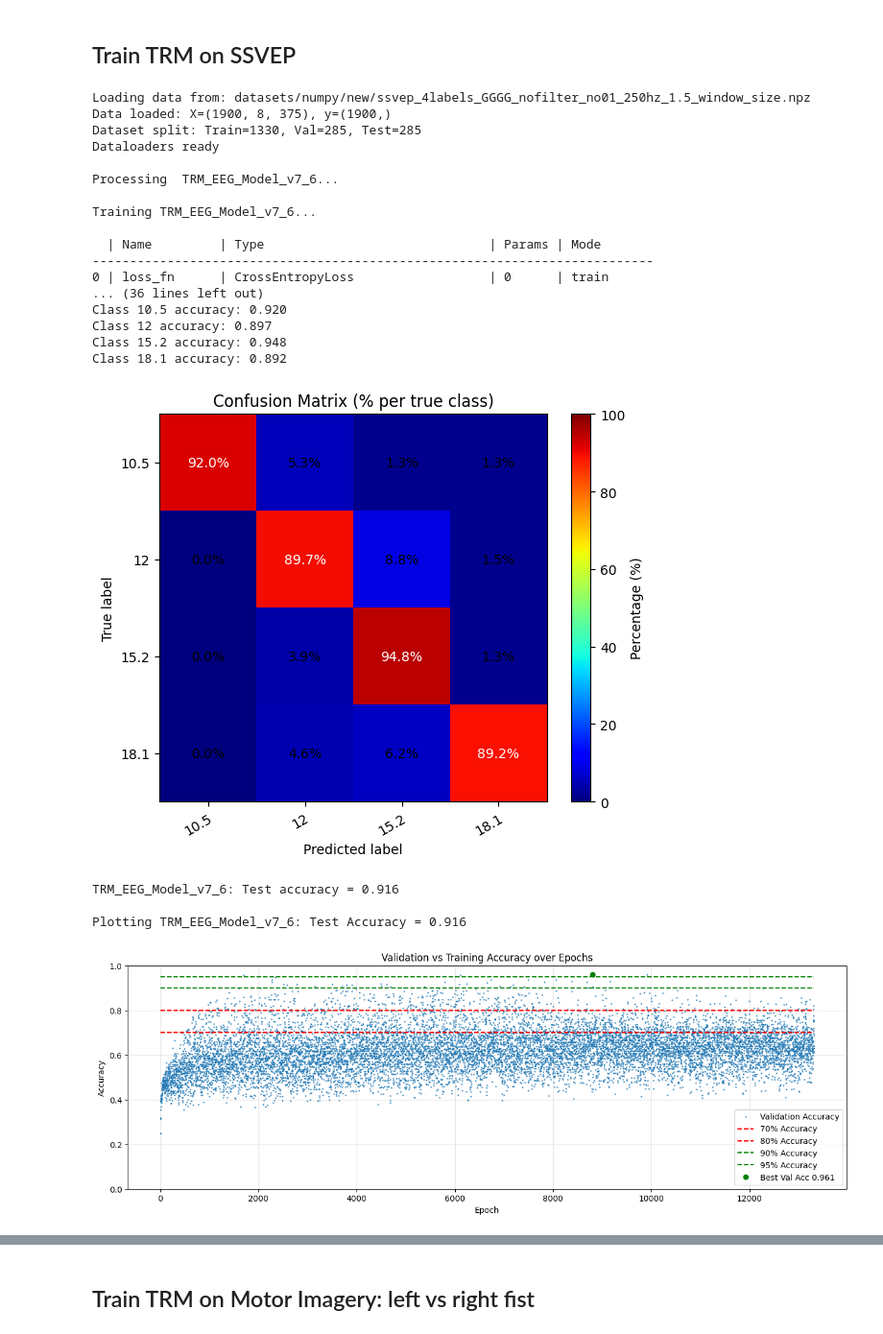
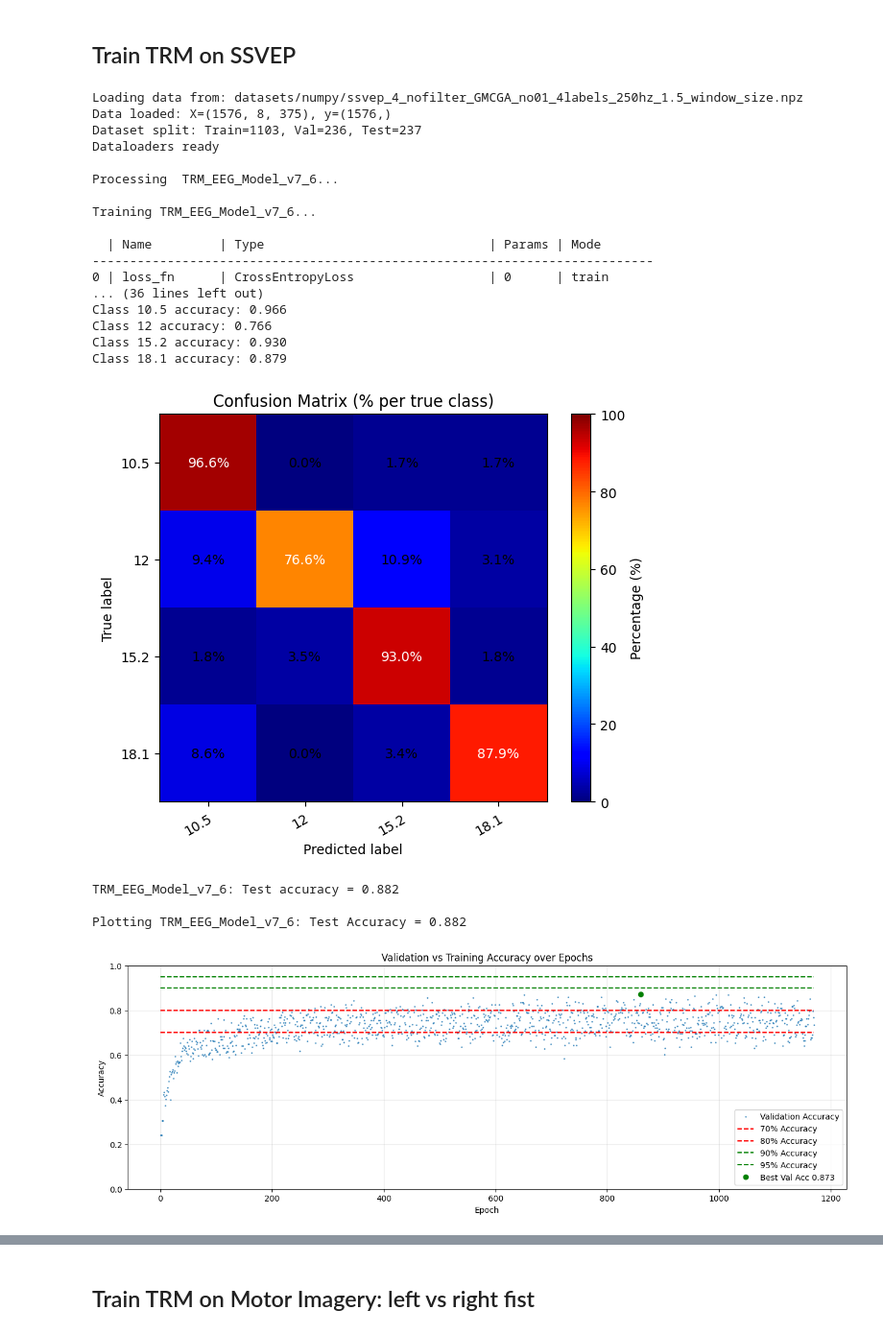
Before and after one commit to GeorgTenzing/EEG_Classification, a Jupyter notebook: Main.ipynb, the cells around one changed output, grey strips where cells are left out. Shown at 96% size. Cells and saved outputs as stored; diff of their text form; code cells hidden in the pictures.

Commit message:
collecting trm data

```diff
--- a/Main.ipynb
+++ b/Main.ipynb
@@ -73,7 +73,7 @@ All models processed successfully!
 # %%
 from Model_Trainer import run_multiple_models
 from Dataset_torch import EEGDataset_with_filters
-
+from Models_1D import TCNModel_v1_outch64_GELU_head2
 from TRM import (
     # TRM_EEG_Model_v1, TRM_EEG_Model_v1_2, TRM_EEG_Model_v1_3, TRM_EEG_Model_v1_4, TRM_EEG_Model_v1_5, TRM_EEG_Model_v1_6,
     # TRM_EEG_Model_v3_1,
@@ -115,59 +115,60 @@ models = [
                                     # 0.945 / 0.958 on 1h
         # TRM_EEG_Model_v7_7, # seemed pretty bad
         # TRM_EEG_Model_v7_8,
+        TCNModel_v1_outch64_GELU_head2, # baseline
 ]
 
 shared_parameters_ssvep = {
-    # "data_path": "datasets/numpy/ssvep_4_nofilter_GMCGA_no01_4labels_250hz_1.5_window_size.npz",
-    "data_path": "datasets/numpy/new/ssvep_4labels_GGGG_nofilter_no01_250hz_1.5_window_size.npz",
+    "data_path": "datasets/numpy/ssvep_4_nofilter_GMCGA_no01_4labels_250hz_1.5_window_size.npz",
+    # "data_path": "datasets/numpy/new/ssvep_4labels_GGGG_nofilter_no01_250hz_1.5_window_size.npz", # 0.916 what>?
 
     "DATASET_CLASS": EEGDataset_with_filters,
 
     "NOTCH_50": True,
     "OCCIPITAL_SLICE": slice(0, 8),
 
-    "MAX_TIME": "00:02:00:00",
+    "MAX_TIME": "00:00:10:00",
     "MODEL_KWARGS": {
         "in_channels": 8,
         "num_classes": 4,
         "class_labels": [10.5, 12, 15.2, 18.1],
         "class_weights": [1.0, 1.0, 1.0, 1.0],
     },
     "SUMMARY": True,
     # "skip_training": True,
     # "LOAD_CHECKPOINT": "logs/TRM_EEG_Model_v1/version_9_4ssvep_945/checkpoints/best-2491-val_acc=0.953.ckpt",
     # "LOAD_CHECKPOINT": "logs/TRM_EEG_Model_v1_4/version_2/checkpoints/best-36-val_acc=0.517.ckpt",
     # "LOAD_CHECKPOINT": "logs/TRM_EEG_Model_v1_3/version_2_4ssvep_903_10min/checkpoints/best-920-val_acc=0.873.ckpt",
     # "LOAD_CHECKPOINT": "logs/TRM_EEG_Model_v3_2/version_1/checkpoints/best-4998-val_acc=0.945.ckpt",
     # "LOAD_CHECKPOINT": "logs/TRM_EEG_Model_v7_2/version_1/checkpoints/best-1542-val_acc=0.945.ckpt",
     # "LOAD_CHECKPOINT": "logs/TRM_EEG_Model_v7_2/version_2/checkpoints/best-10005-val_acc=0.958.ckpt",
     # "LOAD_CHECKPOINT": "logs/TRM_EEG_Model_v7_6/version_1/checkpoints/best-4254-val_acc=0.958.ckpt",
     # "LOAD_CHECKPOINT": "logs/TRM_EEG_Model_v7_6/version_3_987/checkpoints/best-8105-val_acc=0.970.ckpt",
 
 
 
 }
 results, test_loader = run_multiple_models(models, shared_parameters_ssvep)
 # %% [output]
-Loading data from: datasets/numpy/new/ssvep_4labels_GGGG_nofilter_no01_250hz_1.5_window_size.npz
-Data loaded: X=(1900, 8, 375), y=(1900,)
-Dataset split: Train=1330, Val=285, Test=285
+Loading data from: datasets/numpy/ssvep_4_nofilter_GMCGA_no01_4labels_250hz_1.5_window_size.npz
+Data loaded: X=(1576, 8, 375), y=(1576,)
+Dataset split: Train=1103, Val=236, Test=237
 Dataloaders ready
 
 Processing  TRM_EEG_Model_v7_6...
 
 Training TRM_EEG_Model_v7_6...
 
   | Name         | Type                              | Params | Mode
 ---------------------------------------------------------------------------
 0 | loss_fn      | CrossEntropyLoss                  | 0      | train
 ... (36 lines left out)
-Class 10.5 accuracy: 0.920
-Class 12 accuracy: 0.897
-Class 15.2 accuracy: 0.948
-Class 18.1 accuracy: 0.892
+Class 10.5 accuracy: 0.966
+Class 12 accuracy: 0.766
+Class 15.2 accuracy: 0.930
+Class 18.1 accuracy: 0.879
-[figure, old version]
+[figure, new version]
-TRM_EEG_Model_v7_6: Test accuracy = 0.916
+TRM_EEG_Model_v7_6: Test accuracy = 0.882
 
-Plotting TRM_EEG_Model_v7_6: Test Accuracy = 0.916
+Plotting TRM_EEG_Model_v7_6: Test Accuracy = 0.882
-[figure, old version]
+[figure, new version]
```
Also changed, not shown: parts of 1 cell of this notebook, 4 other files.
